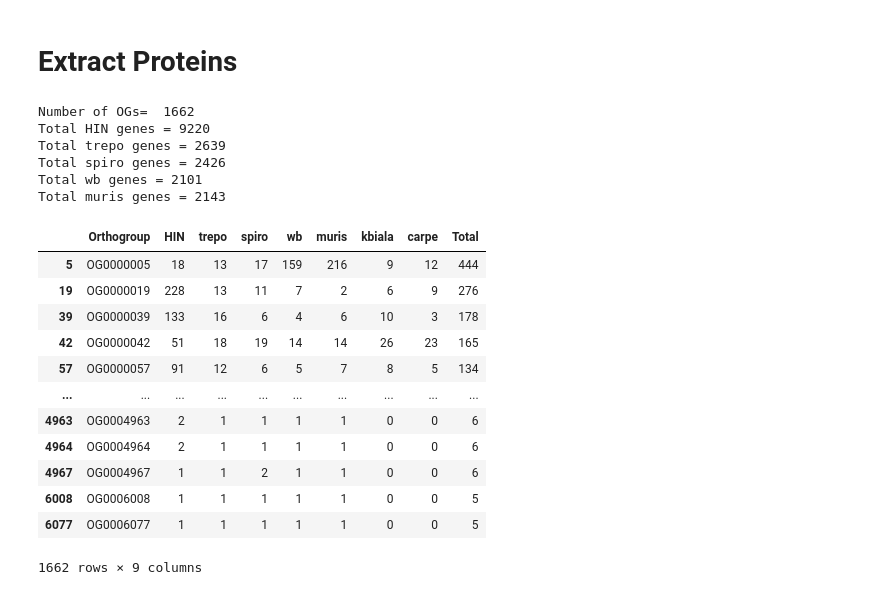
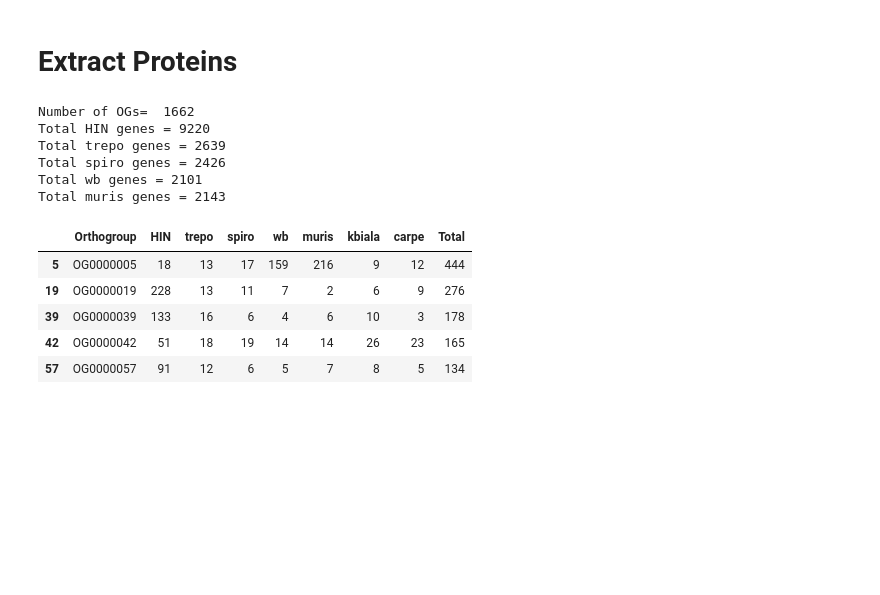
Before and after one commit to zeynepkurtw/H_inflata, a Jupyter notebook: jupyter/1_orthofinder/3_OG_conserved.ipynb, the cells around one changed output. Cells and saved outputs as stored; diff of their text form; code cells hidden in the pictures; blank space fills up the shorter version.

```diff
--- a/jupyter/1_orthofinder/3_OG_conserved.ipynb
+++ b/jupyter/1_orthofinder/3_OG_conserved.ipynb
@@ -39,39 +39,32 @@ plt.show()
 # %%
 "OG shared by all diplomonads"
 
 df=pd.read_csv( "/Users/zeyku390/PycharmProjects/H.inflata/output/1_orthofinder/Results_Oct10_7sp/Orthogroups/Orthogroups.GeneCount.tsv", sep="\t", header='infer')
 df=df[["Orthogroup","HIN", "trepo", "spiro", "wb", "muris", "kbiala", "carpe", "Total"]]
 
 og_diplo=df[(df.iloc[:,[1,2,3,4,5]] >=1).all(1)]
 
 print("Number of OGs= ", len(og_diplo["Orthogroup"]))
 print("Total HIN genes =", og_diplo["HIN"].sum())
 print("Total trepo genes =", og_diplo["trepo"].sum())
 print("Total spiro genes =", og_diplo["spiro"].sum())
 print("Total wb genes =", og_diplo["wb"].sum())
 print("Total muris genes =", og_diplo["muris"].sum())
 
-og_diplo
+og_diplo.head()
 # %% [output]
 Number of OGs=  1662
 Total HIN genes = 9220
 Total trepo genes = 2639
 Total spiro genes = 2426
 Total wb genes = 2101
 Total muris genes = 2143
 |  | Orthogroup | HIN | trepo | spiro | wb | muris | kbiala | carpe | Total |
 | 5 | OG0000005 | 18 | 13 | 17 | 159 | 216 | 9 | 12 | 444 |
 | 19 | OG0000019 | 228 | 13 | 11 | 7 | 2 | 6 | 9 | 276 |
 | 39 | OG0000039 | 133 | 16 | 6 | 4 | 6 | 10 | 3 | 178 |
 | 42 | OG0000042 | 51 | 18 | 19 | 14 | 14 | 26 | 23 | 165 |
 | 57 | OG0000057 | 91 | 12 | 6 | 5 | 7 | 8 | 5 | 134 |
-| ... | ... | ... | ... | ... | ... | ... | ... | ... | ... |
-| 4963 | OG0004963 | 2 | 1 | 1 | 1 | 1 | 0 | 0 | 6 |
-| 4964 | OG0004964 | 2 | 1 | 1 | 1 | 1 | 0 | 0 | 6 |
-| 4967 | OG0004967 | 1 | 1 | 2 | 1 | 1 | 0 | 0 | 6 |
-| 6008 | OG0006008 | 1 | 1 | 1 | 1 | 1 | 0 | 0 | 5 |
-| 6077 | OG0006077 | 1 | 1 | 1 | 1 | 1 | 0 | 0 | 5 |
-1662 rows × 9 columns
 # %%
 "OG gene list"
 OG_gene_list = pd.read_csv('/Users/zeyku390/PycharmProjects/H.inflata/output/1_orthofinder/Results_Oct10_7sp/Orthogroups/Orthogroups.txt', header=None, dtype=str, delim_whitespace=True)
```
Also changed, not shown: parts of 1 cell of this notebook, 2 other files.
